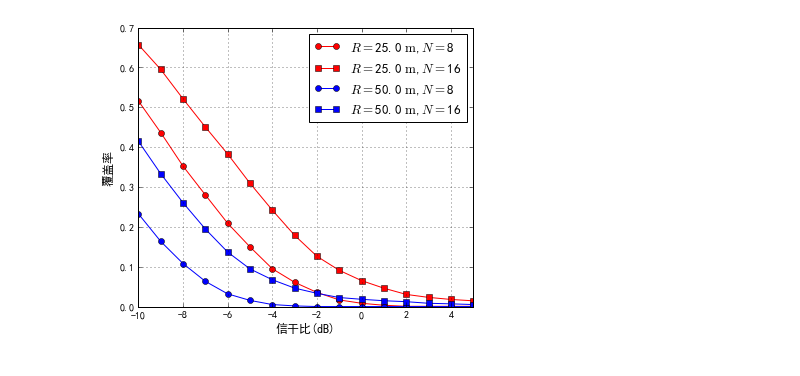
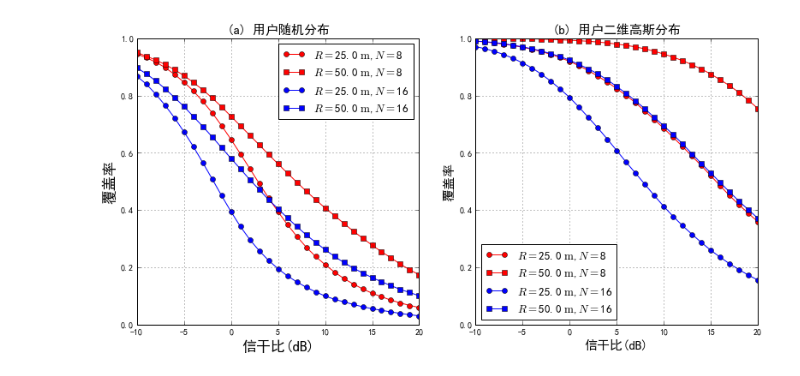
Before and after one commit to JimyMa/UniformBSGaussianUE, a Jupyter notebook: examples/single_circle_bs/single_circle_pc.ipynb, the cells around one changed output. Drawn from its saved outputs; the diff is of its cells as text; code cells hidden in the pictures.

```diff
--- a/examples/single_circle_bs/single_circle_pc.ipynb
+++ b/examples/single_circle_bs/single_circle_pc.ipynb
@@ -10,7 +11,7 @@ from udntools.utils import cdf_y_axis
 # %%
 region = ServiceRegion(0, 100,
                        0, 100,
-                       100, 5000,
+                       100, 50000,
                        bs_distribution="single_circle",
                        ue_distribution="gaussian",
                        ue_sigma=5.0,
@@ -19,7 +20,7 @@ region = ServiceRegion(0, 100,
 # %%
 #基本参数设定
 
-loss_factor_array = np.array([2.0])
+loss_factor_array = np.array([4.0])
 lf_shape = loss_factor_array.shape[0]
 
 bs_number_array = np.array([8, 16])
@@ -37,42 +38,79 @@ cdf_shape = np.shape(x_axis)[0]
 
 curves = np.zeros((lf_shape, bs_n_shape, bs_r_shape, cdf_shape))
 # %%
+params = {'axes.labelsize': 15,'axes.titlesize':15, 'legend.fontsize': 15}
+matplotlib.rcParams.update(params)
+
 # 图片大小
-fig = plt.figure(figsize=(6, 5))
+fig = plt.figure(figsize=(13, 6))
 # 使能中文字体
 # -*- coding:utf-8 -*-
+plt.subplot(121)
 plt.rcParams['font.sans-serif'] = ['SimHei']  # 用来正常显示中文标签
 plt.rcParams['axes.unicode_minus'] = False  # 用来正常显示负号
+
+region.set_ue_distribution('uniform')
 
 for i, value_i in enumerate(loss_factor_array):
     channel = BaseChannel(value_i)
     for j, value_j in enumerate(bs_number_array):
         region.set_bs_number(value_j, fresh_ue=False)
         for k, value_k in enumerate(bs_radius_array):
-            region.set_bs_radius_1(k, fresh_ue=True)
+            region.set_bs_radius_1(value_k, fresh_ue=True)
             sir_user_sim =10 * np.log10(
                  channel.sir_vector(region.bs_position_,
                                     region.ue_position_))
             curves[i, j, k, :] = \
                 1 - cdf_y_axis(x_axis, sir_user_sim)
             f, = plt.plot(x_axis, curves[i, j, k, :],
                           color=color_array[j],
                           marker=marker_array[k],
-                          label='$R=$%s$\ \mathrm{m}$,$N=$%s'%(bs_radius_array[j], bs_number_array[k]))
+                          label='$R=$%s$\ \mathrm{m}$,$N=$%s'%(value_k, value_j))
             plt.legend(loc='best',
                        prop={'size': 13})
 
 # 加坐标轴标签
-plt.xlabel("信干比(dB)",fontproperties = 'SimHei', size=12)
-plt.ylabel("覆盖率",fontproperties = 'SimHei', size=12)
+plt.xlabel("信干比(dB)",fontproperties = 'SimHei', fontsize=15)
+plt.ylabel("覆盖率",fontproperties = 'SimHei', fontsize=15)
 
-plt.xlim(-10, 5)
-plt.ylim(0,0.7)
+plt.xlim(-10, 20)
+plt.ylim(0,1.0)
+plt.grid(True)
+plt.title("(a) 用户随机分布",fontproperties = 'SimHei', size=15)
+plt.subplot(122)
+
+region.set_ue_distribution('gaussian')
+region.set_ue_sigma(5.0)
+for i, value_i in enumerate(loss_factor_array):
+    channel = BaseChannel(value_i)
+    for j, value_j in enumerate(bs_number_array):
+        region.set_bs_number(value_j, fresh_ue=False)
+        for k, value_k in enumerate(bs_radius_array):
+            region.set_bs_radius_1(value_k, fresh_ue=True)
+            sir_user_sim =10 * np.log10(
+                 channel.sir_vector(region.bs_position_,
+                                    region.ue_position_))
+            curves[i, j, k, :] = \
+                1 - cdf_y_axis(x_axis, sir_user_sim)
+            f, = plt.plot(x_axis, curves[i, j, k, :],
+                          color=color_array[j],
+                          marker=marker_array[k],
+                          label='$R=$%s$\ \mathrm{m}$,$N=$%s'%(value_k, value_j))
+            plt.legend(loc='best',
+                       prop={'size': 13})
+
+# 加坐标轴标签
+plt.xlabel("信干比(dB)",fontproperties = 'SimHei', size=15)
+plt.ylabel("覆盖率",fontproperties = 'SimHei', size=15)
+
+plt.title("(b) 用户二维高斯分布",fontproperties = 'SimHei', size=15)
+plt.xlim(-10, 20)
+plt.ylim(0,1.0)
 plt.grid(True)
 
-fig.savefig('pc_single_circle_n_r_gaussian.pdf')
-fig.savefig('pc_single_circle_n_r_gaussian.png')
+fig.savefig('pc_single_circle_n_r.pdf')
+fig.savefig('pc_single_circle_n_r.png')
 
 plt.show()
 # %% [output]
-[figure, old version]
+[figure, new version]
```
Also changed, not shown: parts of 3 cells of this notebook, 11 other files.
